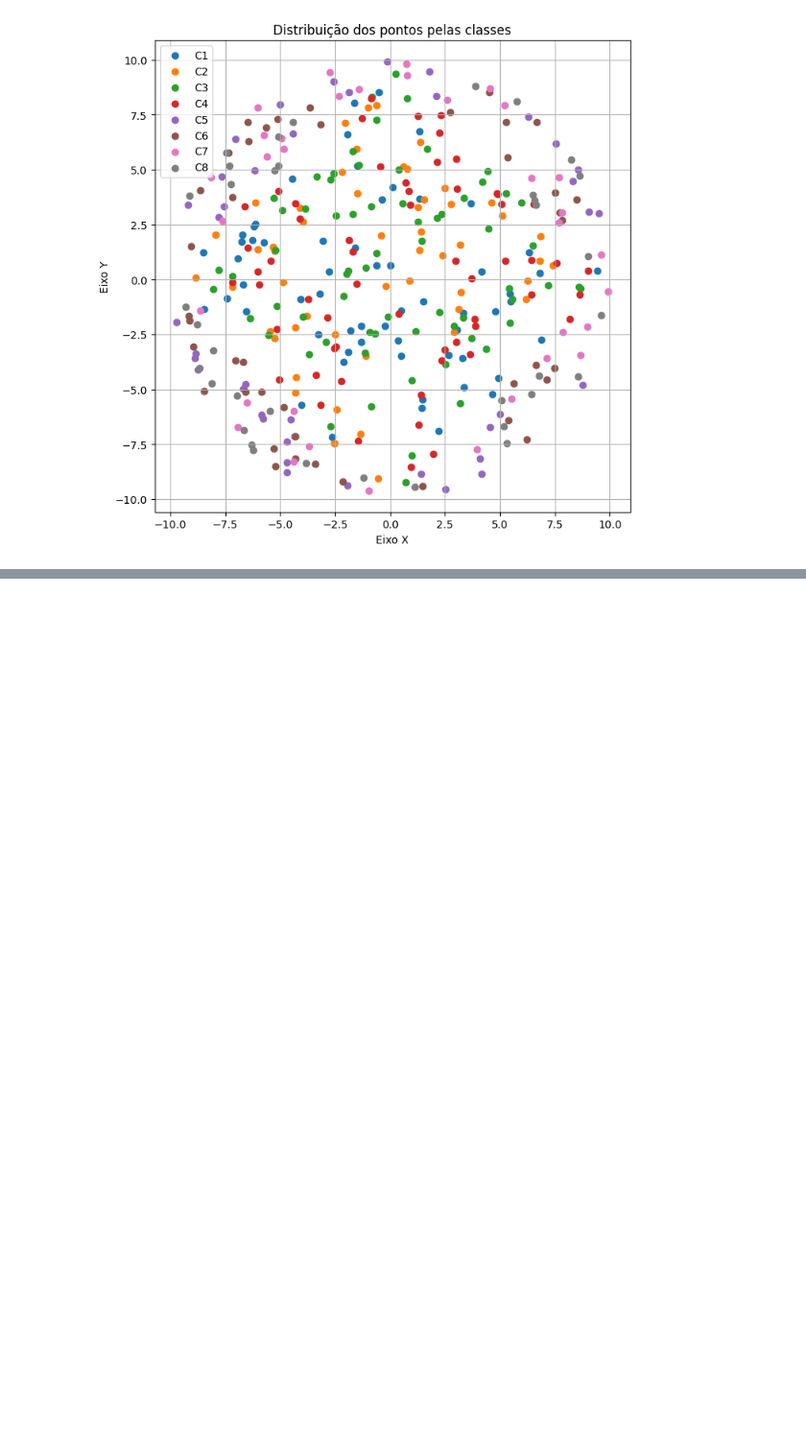
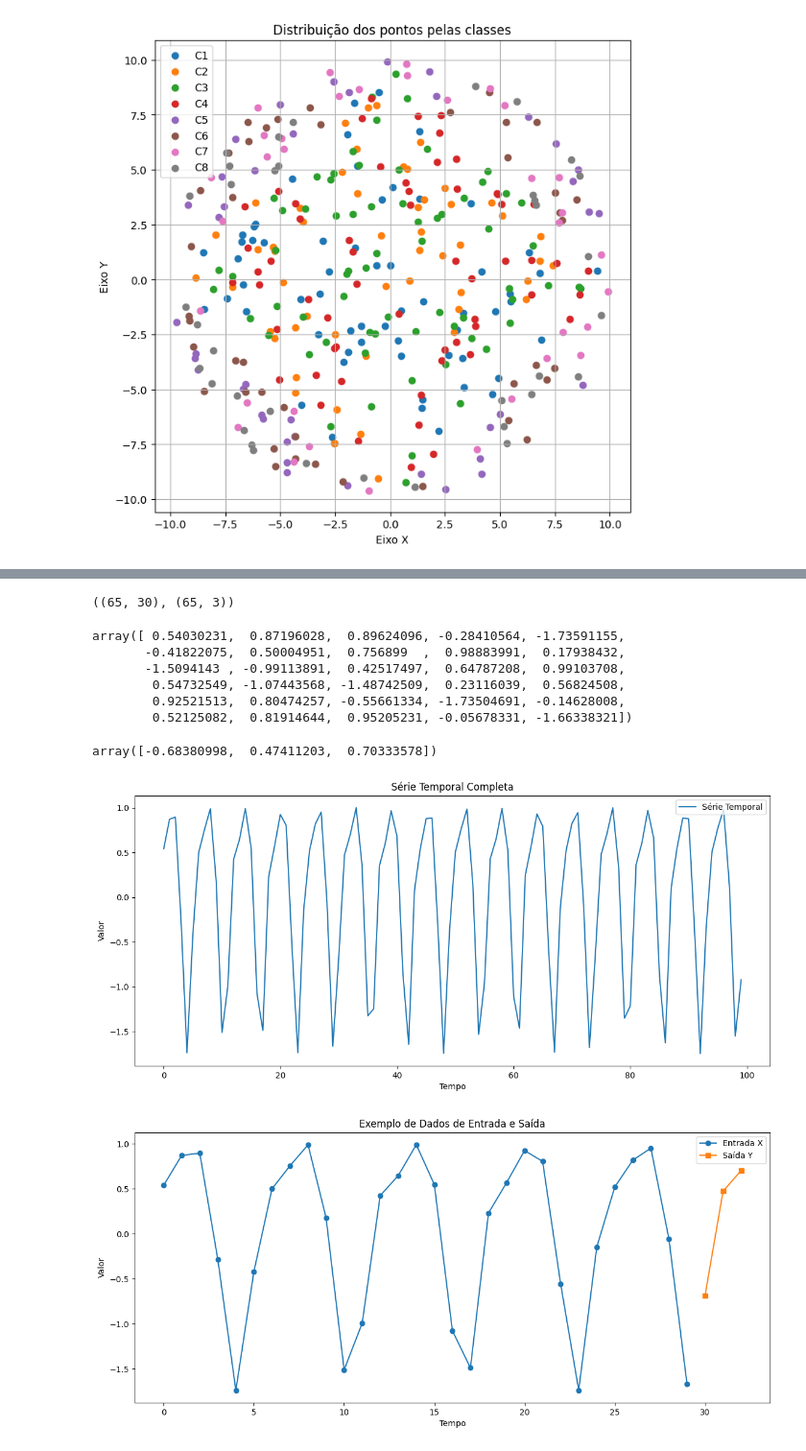
Before and after one commit to ArthurrCr/DEEP-LEARNING, a Jupyter notebook: [DL] 1A Lista_.ipynb, the cells around one changed output, grey strips where cells are left out. Shown at 96% size. Saved outputs shown, nothing was run; the diff lists cells and outputs as text; code cells hidden in the pictures; blank space fills up the shorter version.

```diff
--- a/[DL] 1A Lista_.ipynb
+++ b/[DL] 1A Lista_.ipynb
@@ -744,0 +832,62 @@ plt.show()
+# %%
+# Definindo a função da série temporal conforme fornecida
+def time_series(n):
+    return np.sin(n) + np.cos(n + np.cos(n))
+
+# Gerando dados da série temporal
+N = 100  # Número total de pontos a serem gerados
+K = 30   # Quantidade de dados de entrada(treino) para prever os próximos 3 pontos
+time_steps = np.arange(N)
+
+# Gerar os dados usando a função time_series
+data = time_series(time_steps)
+
+# Preparando os dados de entrada (X) e saída (Y)
+p = 5 # Quantidade de pontos a serem previstos
+# Cada entrada X terá K valores e a saída Y terá os p próximos valores após os K valores de X
+X = np.array([data[i:i+K] for i in range(N-K-p)]) # Cada linha de X terá K valores
+Y = np.array([data[i+K:i+K+3] for i in range(N-K-p)]) # Cada linha de Y terá p valores
+
+X.shape, Y.shape
+# %% [output]
+((65, 30), (65, 3))
+# %%
+X[0]
+# %% [output]
+array([ 0.54030231,  0.87196028,  0.89624096, -0.28410564, -1.73591155,
+       -0.41822075,  0.50004951,  0.756899  ,  0.98883991,  0.17938432,
+       -1.5094143 , -0.99113891,  0.42517497,  0.64787208,  0.99103708,
+        0.54732549, -1.07443568, -1.48742509,  0.23116039,  0.56824508,
+        0.92521513,  0.80474257, -0.55661334, -1.73504691, -0.14628008,
+        0.52125082,  0.81914644,  0.95205231, -0.05678331, -1.66338321])
+# %%
+Y[0]
+# %% [output]
+array([-0.68380998,  0.47411203,  0.70333578])
+# %%
+# Plotando a série temporal completa
+plt.figure(figsize=(14, 6))
+plt.plot(time_steps, data, label='Série Temporal')
+plt.title('Série Temporal Completa')
+plt.xlabel('Tempo')
+plt.ylabel('Valor')
+plt.legend()
+plt.show()
+
+# Plotando um exemplo de dados de entrada e saída
+example_X = X[0]
+example_Y = Y[0]
+example_time_steps_X = time_steps[:K]
+example_time_steps_Y = time_steps[K:K+3]
+
+plt.figure(figsize=(14, 6))
+plt.plot(example_time_steps_X, example_X, 'o-', label='Entrada X')
+plt.plot(example_time_steps_Y, example_Y, 's-', label='Saída Y')
+plt.title('Exemplo de Dados de Entrada e Saída')
+plt.xlabel('Tempo')
+plt.ylabel('Valor')
+plt.legend()
+plt.show()
+# %% [output]
+[figure, added]
+[figure, added]
```
Also changed, not shown: parts of 15 cells of this notebook.
